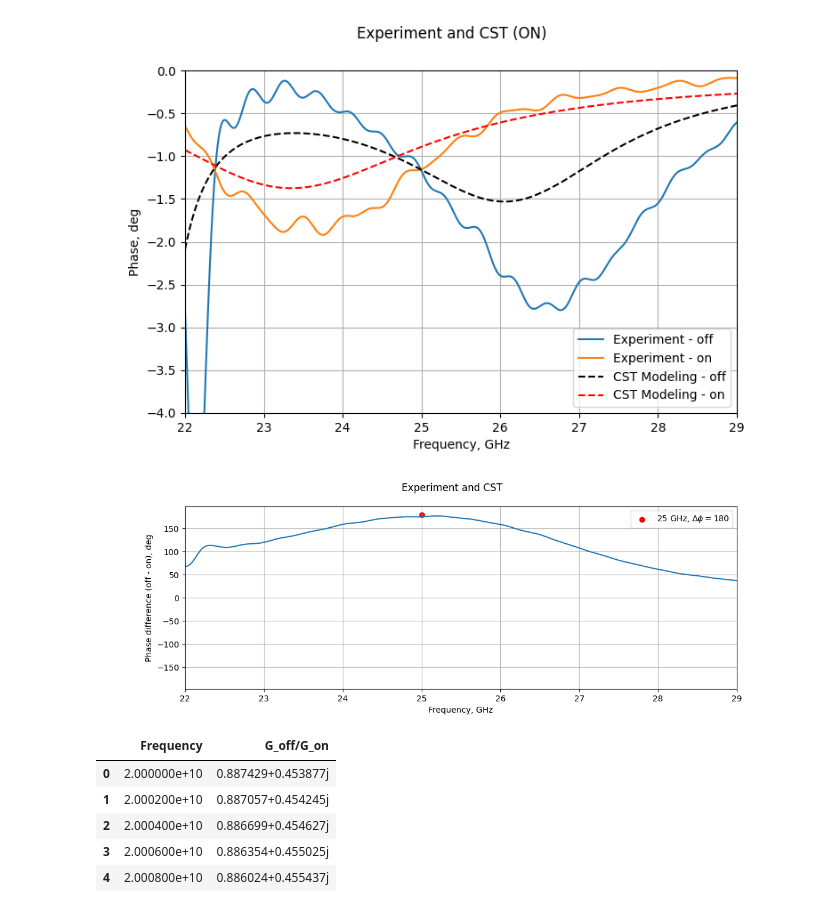
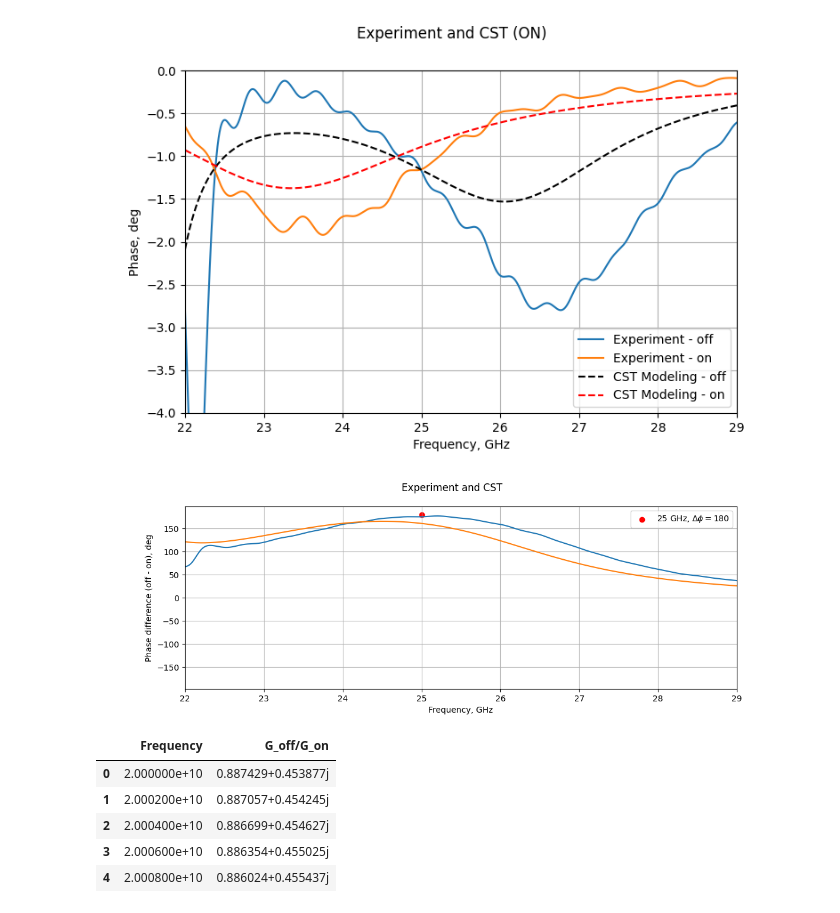
Before and after one commit to isvoropaev02/post_processing_RIS, a Jupyter notebook: 29sept/S21_TM_15deg_29sept.ipynb, the cells around one changed output. Saved outputs shown, nothing was run; the diff lists cells and outputs as text; code cells hidden in the pictures.

```diff
--- a/29sept/S21_TM_15deg_29sept.ipynb
+++ b/29sept/S21_TM_15deg_29sept.ipynb
@@ -269,22 +269,22 @@ plt.show()
 # %%
 fig5 = plt.figure(figsize=(12,4))
 
 ax_1 = fig5.add_subplot(111)
 
 ax_1.plot(frequency*1e-9, np.degrees(pd.Series(Gamma_off / Gamma_on).apply(cmath.phase).to_numpy()))
 ax_1.scatter([25], [180], color='r', label = r'25 GHz, $\Delta\phi = 180$')
-#ax_1.plot(cst_freq, np.degrees(cst_Gamma.apply(cmath.phase).to_numpy()), label='Modeling')
+ax_1.plot(reflecting_coef_off['Frequency'], np.degrees(pd.Series(reflecting_coef_off['Sz11'] / reflecting_coef_on['Sz11']).apply(cmath.phase).to_numpy()))
 ax_1.set_xlabel("Frequency, GHz")
 ax_1.set_ylabel("Phase difference (off - on), deg")
 ax_1.set_xlim(left=22, right=29)
 ax_1.legend()
 ax_1.grid()
 
 
 fig5.suptitle('Experiment and CST')
 plt.show()
 # %% [output]
-[figure, old version]
+[figure, new version]
 # %%
 delta_phi = pd.DataFrame({'Frequency':frequency, 'G_off/G_on':Gamma_off/Gamma_on})
 delta_phi.head()
```
Also changed, not shown: 1 other file.
